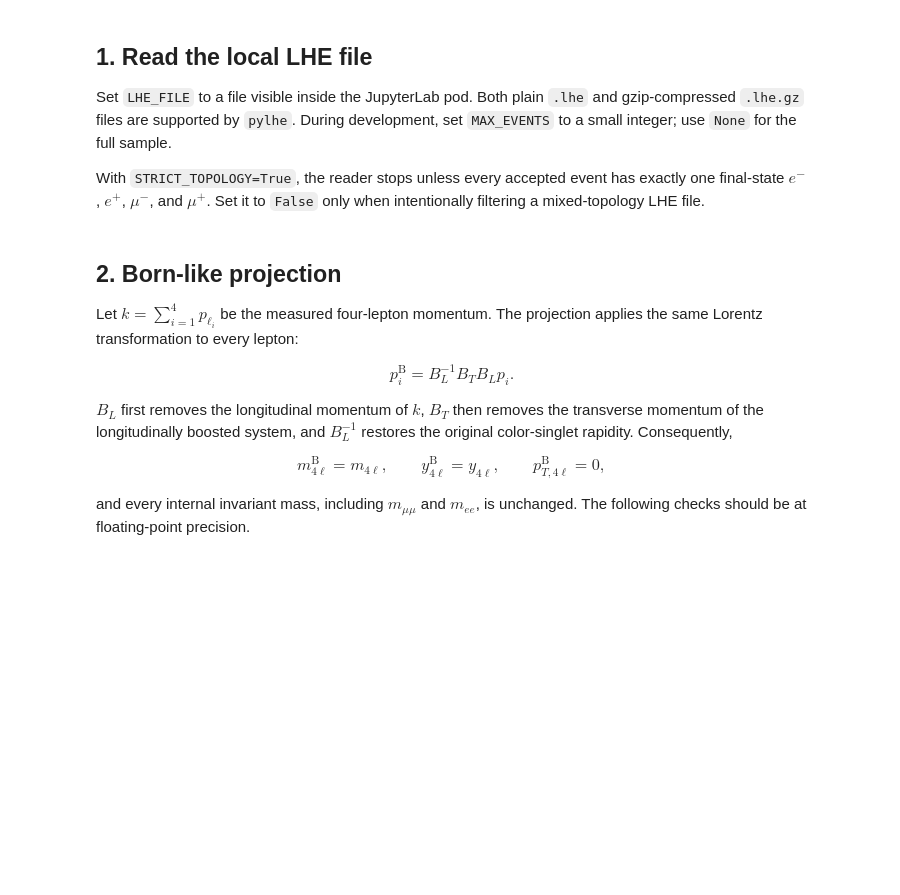
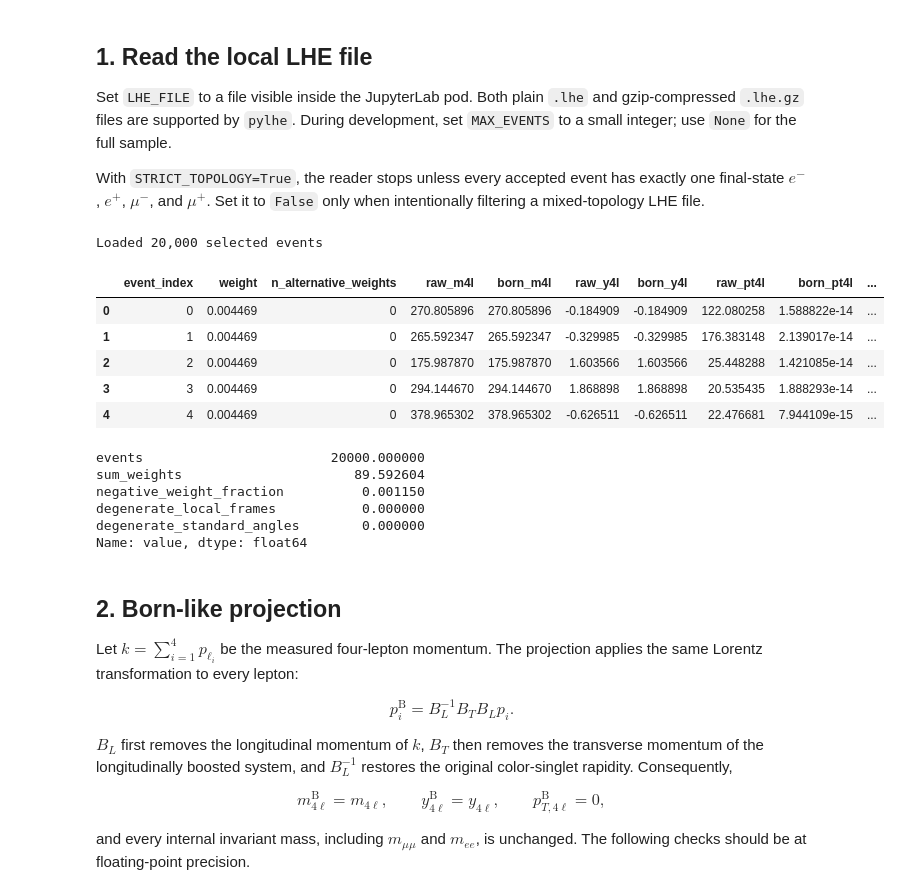
Before and after one commit to rafaellopesdesa/offshell_angular_coefficients, a Jupyter notebook: notebooks/01_lhe_angular_coefficients.ipynb, the cells around one changed output. Drawn from its saved outputs; the diff is of its cells as text; code cells hidden in the pictures; blank space fills up the shorter version.

```diff
--- a/notebooks/01_lhe_angular_coefficients.ipynb
+++ b/notebooks/01_lhe_angular_coefficients.ipynb
@@ -43,23 +43,31 @@ Set `LHE_FILE` to a file visible inside the JupyterLab pod. Both plain `.lhe` an
 
 With `STRICT_TOPOLOGY=True`, the reader stops unless every accepted event has exactly one final-state $e^-$, $e^+$, $\mu^-$, and $\mu^+$. Set it to `False` only when intentionally filtering a mixed-topology LHE file.
 # %%
-LHE_FILE = Path("/path/visible/from/jupyter/events.lhe")
+LHE_FILE = Path("../data/sbi.lhe")
 MAX_EVENTS = 20_000  # None for the complete file
 STRICT_TOPOLOGY = True
 
 if not LHE_FILE.is_file():
     raise FileNotFoundError(
         f"Update LHE_FILE: the configured path does not exist: {LHE_FILE}"
     )
 
 events = load_lhe_dataframe(
     LHE_FILE,
     max_events=MAX_EVENTS,
     strict=STRICT_TOPOLOGY,
     include_momenta=False,
 )
 print(f"Loaded {len(events):,} selected events")
 events.head()
+# %% [output]
+Loaded 20,000 selected events
+|  | event_index | weight | n_alternative_weights | raw_m4l | born_m4l | raw_y4l | born_y4l | raw_pt4l | born_pt4l | ... |
+| 0 | 0 | 0.004469 | 0 | 270.805896 | 270.805896 | -0.184909 | -0.184909 | 122.080258 | 1.588822e-14 | ... |
+| 1 | 1 | 0.004469 | 0 | 265.592347 | 265.592347 | -0.329985 | -0.329985 | 176.383148 | 2.139017e-14 | ... |
+| 2 | 2 | 0.004469 | 0 | 175.987870 | 175.987870 | 1.603566 | 1.603566 | 25.448288 | 1.421085e-14 | ... |
+| 3 | 3 | 0.004469 | 0 | 294.144670 | 294.144670 | 1.868898 | 1.868898 | 20.535435 | 1.888293e-14 | ... |
+| 4 | 4 | 0.004469 | 0 | 378.965302 | 378.965302 | -0.626511 | -0.626511 | 22.476681 | 7.944109e-15 | ... |
 # %%
 object_summary = {
     "events": len(events),
@@ -69,6 +77,13 @@ object_summary = {
     "degenerate_standard_angles": events["standard_angles_degenerate"].sum(),
 }
 pd.Series(object_summary, name="value")
+# %% [output]
+events                        20000.000000
+sum_weights                      89.592604
+negative_weight_fraction          0.001150
+degenerate_local_frames           0.000000
+degenerate_standard_angles        0.000000
+Name: value, dtype: float64
 # %% [markdown]
 ## 2. Born-like projection
 
```
Also changed, not shown: parts of 7 cells of this notebook, 4 other files.
